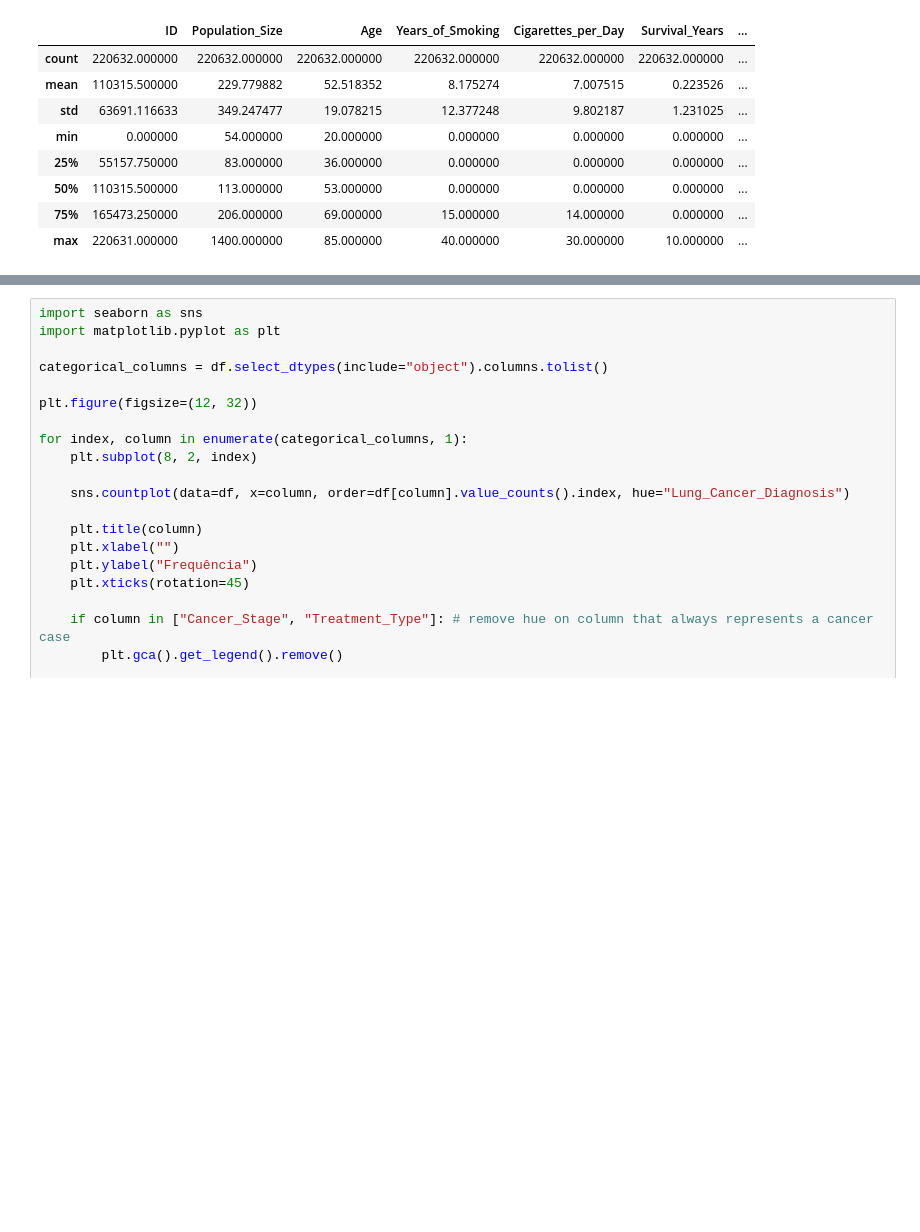
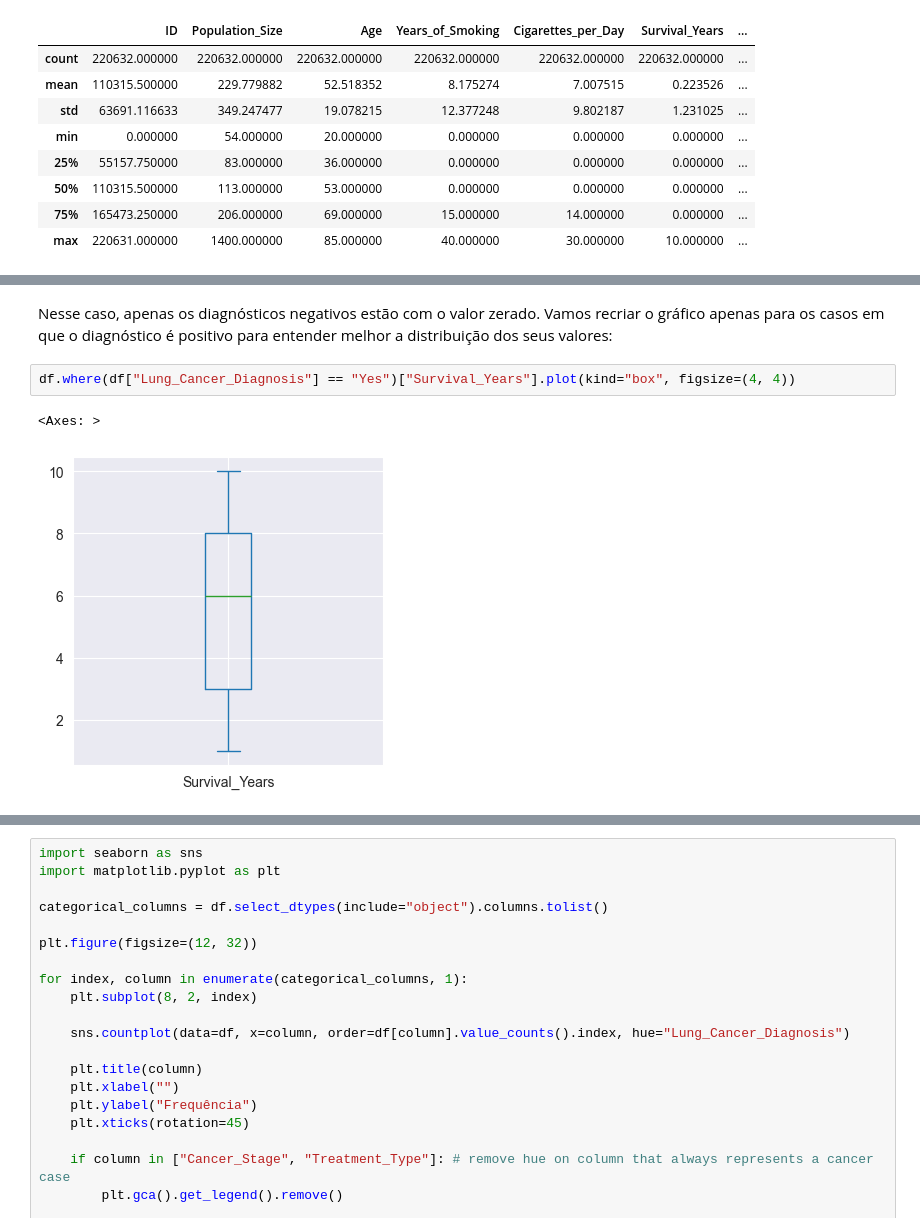
Before and after one commit to ademspr/fiap-ai-tech-challenge-01, a Jupyter notebook: notebooks/tech-challenger-01-analisys.ipynb, the cells around one changed output, grey strips where cells are left out. Saved outputs shown, nothing was run; the diff lists cells and outputs as text; blank space fills up the shorter version.

```diff
--- a/notebooks/tech-challenger-01-analisys.ipynb
+++ b/notebooks/tech-challenger-01-analisys.ipynb
@@ -127,0 +200,7 @@ df.describe()
+# %% [markdown]
+Nesse caso, apenas os diagnósticos negativos estão com o valor zerado. Vamos recriar o gráfico apenas para os casos em que o diagnóstico é positivo para entender melhor a distribuição dos seus valores:
+# %%
+df.where(df["Lung_Cancer_Diagnosis"] == "Yes")["Survival_Years"].plot(kind="box", figsize=(4, 4))
+# %% [output]
+<Axes: >
+[figure, added]
```
Also changed, not shown: parts of 27 cells of this notebook.
